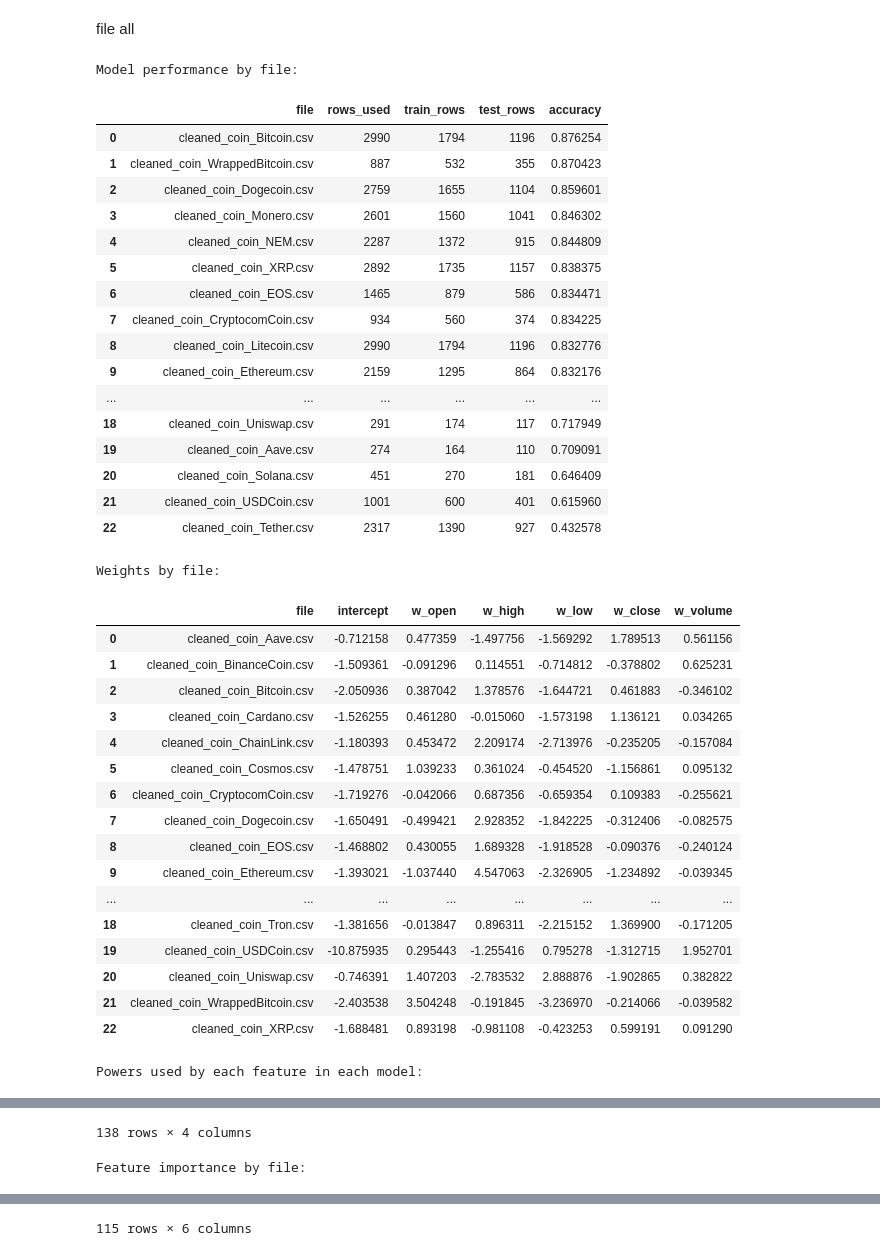
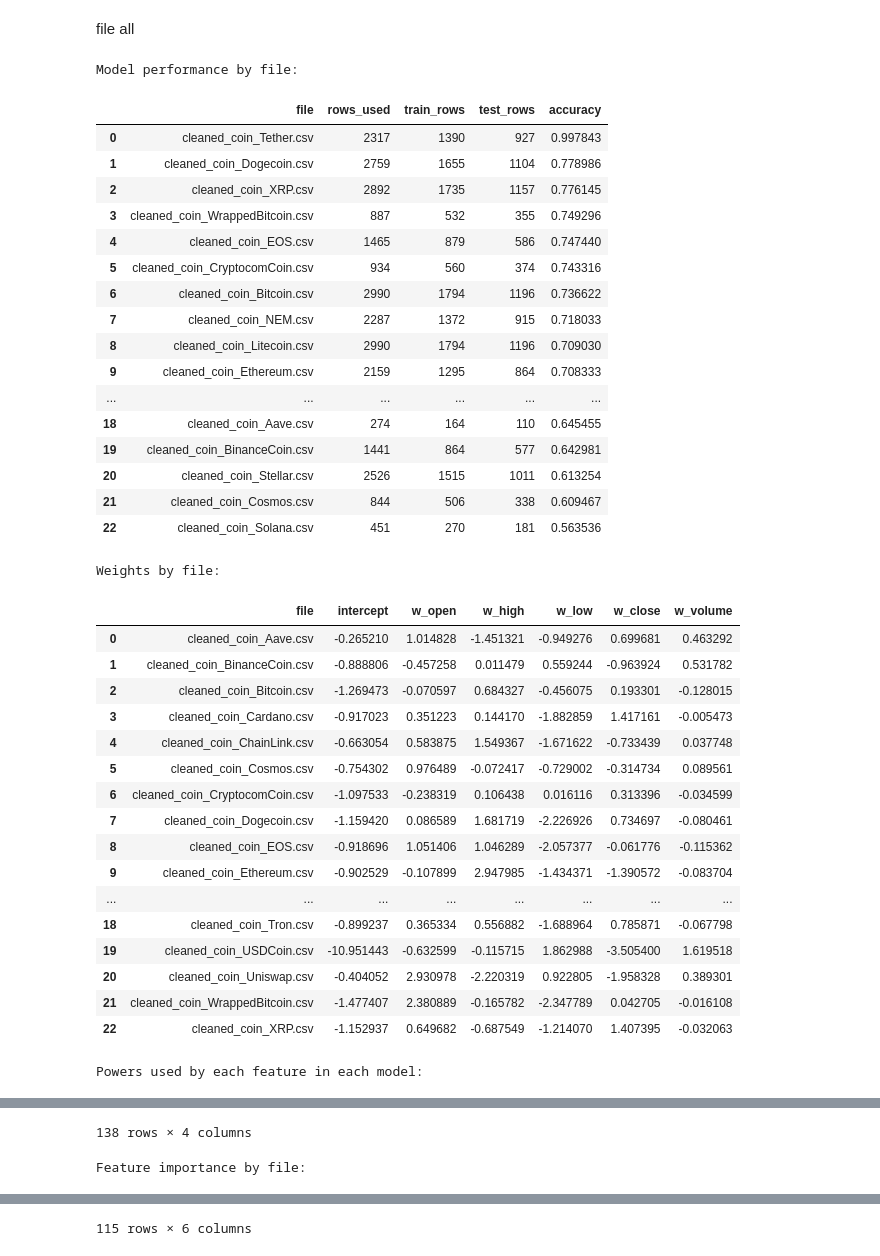
Before and after one commit to adityagupta0725-hub/Token-Trend, a Jupyter notebook: main.ipynb, the cells around one changed output, grey strips where cells are left out. Cells and saved outputs as stored; diff of their text form; code cells hidden in the pictures.

```diff
--- a/main.ipynb
+++ b/main.ipynb
@@ -368,7 +368,7 @@ for file_path in files:
     data = data.apply(pd.to_numeric, errors="coerce")
 
     # Target: next-day return with 5% threshold
-    threshold = 0.0433
+    threshold = 0.0233
     data["next_day_return"] = data["close"].shift(-1) / data["close"] - 1
     data["target_up_next_day"] = (data["next_day_return"] > threshold).astype(int)
     data = data.dropna().reset_index(drop=True)
@@ -448,63 +448,63 @@ for file_path in files:
             "importance_score_percent": row["importance_score_percent"]
         })
 
 metrics_df = pd.DataFrame(metrics_rows).sort_values("accuracy", ascending=False).reset_index(drop=True)
 weights_df_all = pd.DataFrame(weights_rows)
 powers_by_model_df = pd.DataFrame(powers_rows)
 feature_importance_all_df = pd.DataFrame(feature_imp_rows)
 skipped_df = pd.DataFrame(skipped_rows)
 
 print("Model performance by file:")
 display(metrics_df)
 
 print("\nWeights by file:")
 display(weights_df_all)
 
 print("\nPowers used by each feature in each model:")
 display(powers_by_model_df)
 
 print("\nFeature importance by file:")
 display(feature_importance_all_df)
 
 if not skipped_df.empty:
     print("\nSkipped files:")
     display(skipped_df)
 # %% [output]
 Model performance by file:
 |  | file | rows_used | train_rows | test_rows | accuracy |
-| 0 | cleaned_coin_Bitcoin.csv | 2990 | 1794 | 1196 | 0.876254 |
-| 1 | cleaned_coin_WrappedBitcoin.csv | 887 | 532 | 355 | 0.870423 |
-| 2 | cleaned_coin_Dogecoin.csv | 2759 | 1655 | 1104 | 0.859601 |
-| 3 | cleaned_coin_Monero.csv | 2601 | 1560 | 1041 | 0.846302 |
-| 4 | cleaned_coin_NEM.csv | 2287 | 1372 | 915 | 0.844809 |
-| 5 | cleaned_coin_XRP.csv | 2892 | 1735 | 1157 | 0.838375 |
-| 6 | cleaned_coin_EOS.csv | 1465 | 879 | 586 | 0.834471 |
-| 7 | cleaned_coin_CryptocomCoin.csv | 934 | 560 | 374 | 0.834225 |
-| 8 | cleaned_coin_Litecoin.csv | 2990 | 1794 | 1196 | 0.832776 |
-| 9 | cleaned_coin_Ethereum.csv | 2159 | 1295 | 864 | 0.832176 |
+| 0 | cleaned_coin_Tether.csv | 2317 | 1390 | 927 | 0.997843 |
+| 1 | cleaned_coin_Dogecoin.csv | 2759 | 1655 | 1104 | 0.778986 |
+| 2 | cleaned_coin_XRP.csv | 2892 | 1735 | 1157 | 0.776145 |
+| 3 | cleaned_coin_WrappedBitcoin.csv | 887 | 532 | 355 | 0.749296 |
+| 4 | cleaned_coin_EOS.csv | 1465 | 879 | 586 | 0.747440 |
+| 5 | cleaned_coin_CryptocomCoin.csv | 934 | 560 | 374 | 0.743316 |
+| 6 | cleaned_coin_Bitcoin.csv | 2990 | 1794 | 1196 | 0.736622 |
+| 7 | cleaned_coin_NEM.csv | 2287 | 1372 | 915 | 0.718033 |
+| 8 | cleaned_coin_Litecoin.csv | 2990 | 1794 | 1196 | 0.709030 |
+| 9 | cleaned_coin_Ethereum.csv | 2159 | 1295 | 864 | 0.708333 |
 | ... | ... | ... | ... | ... | ... |
-| 18 | cleaned_coin_Uniswap.csv | 291 | 174 | 117 | 0.717949 |
-| 19 | cleaned_coin_Aave.csv | 274 | 164 | 110 | 0.709091 |
-| 20 | cleaned_coin_Solana.csv | 451 | 270 | 181 | 0.646409 |
-| 21 | cleaned_coin_USDCoin.csv | 1001 | 600 | 401 | 0.615960 |
-| 22 | cleaned_coin_Tether.csv | 2317 | 1390 | 927 | 0.432578 |
+| 18 | cleaned_coin_Aave.csv | 274 | 164 | 110 | 0.645455 |
+| 19 | cleaned_coin_BinanceCoin.csv | 1441 | 864 | 577 | 0.642981 |
+| 20 | cleaned_coin_Stellar.csv | 2526 | 1515 | 1011 | 0.613254 |
+| 21 | cleaned_coin_Cosmos.csv | 844 | 506 | 338 | 0.609467 |
+| 22 | cleaned_coin_Solana.csv | 451 | 270 | 181 | 0.563536 |
 Weights by file:
 |  | file | intercept | w_open | w_high | w_low | w_close | w_volume |
-| 0 | cleaned_coin_Aave.csv | -0.712158 | 0.477359 | -1.497756 | -1.569292 | 1.789513 | 0.561156 |
-| 1 | cleaned_coin_BinanceCoin.csv | -1.509361 | -0.091296 | 0.114551 | -0.714812 | -0.378802 | 0.625231 |
-| 2 | cleaned_coin_Bitcoin.csv | -2.050936 | 0.387042 | 1.378576 | -1.644721 | 0.461883 | -0.346102 |
-| 3 | cleaned_coin_Cardano.csv | -1.526255 | 0.461280 | -0.015060 | -1.573198 | 1.136121 | 0.034265 |
-| 4 | cleaned_coin_ChainLink.csv | -1.180393 | 0.453472 | 2.209174 | -2.713976 | -0.235205 | -0.157084 |
-| 5 | cleaned_coin_Cosmos.csv | -1.478751 | 1.039233 | 0.361024 | -0.454520 | -1.156861 | 0.095132 |
-| 6 | cleaned_coin_CryptocomCoin.csv | -1.719276 | -0.042066 | 0.687356 | -0.659354 | 0.109383 | -0.255621 |
-| 7 | cleaned_coin_Dogecoin.csv | -1.650491 | -0.499421 | 2.928352 | -1.842225 | -0.312406 | -0.082575 |
-| 8 | cleaned_coin_EOS.csv | -1.468802 | 0.430055 | 1.689328 | -1.918528 | -0.090376 | -0.240124 |
-| 9 | cleaned_coin_Ethereum.csv | -1.393021 | -1.037440 | 4.547063 | -2.326905 | -1.234892 | -0.039345 |
+| 0 | cleaned_coin_Aave.csv | -0.265210 | 1.014828 | -1.451321 | -0.949276 | 0.699681 | 0.463292 |
+| 1 | cleaned_coin_BinanceCoin.csv | -0.888806 | -0.457258 | 0.011479 | 0.559244 | -0.963924 | 0.531782 |
+| 2 | cleaned_coin_Bitcoin.csv | -1.269473 | -0.070597 | 0.684327 | -0.456075 | 0.193301 | -0.128015 |
+| 3 | cleaned_coin_Cardano.csv | -0.917023 | 0.351223 | 0.144170 | -1.882859 | 1.417161 | -0.005473 |
+| 4 | cleaned_coin_ChainLink.csv | -0.663054 | 0.583875 | 1.549367 | -1.671622 | -0.733439 | 0.037748 |
+| 5 | cleaned_coin_Cosmos.csv | -0.754302 | 0.976489 | -0.072417 | -0.729002 | -0.314734 | 0.089561 |
+| 6 | cleaned_coin_CryptocomCoin.csv | -1.097533 | -0.238319 | 0.106438 | 0.016116 | 0.313396 | -0.034599 |
+| 7 | cleaned_coin_Dogecoin.csv | -1.159420 | 0.086589 | 1.681719 | -2.226926 | 0.734697 | -0.080461 |
+| 8 | cleaned_coin_EOS.csv | -0.918696 | 1.051406 | 1.046289 | -2.057377 | -0.061776 | -0.115362 |
+| 9 | cleaned_coin_Ethereum.csv | -0.902529 | -0.107899 | 2.947985 | -1.434371 | -1.390572 | -0.083704 |
 | ... | ... | ... | ... | ... | ... | ... | ... |
-| 18 | cleaned_coin_Tron.csv | -1.381656 | -0.013847 | 0.896311 | -2.215152 | 1.369900 | -0.171205 |
-| 19 | cleaned_coin_USDCoin.csv | -10.875935 | 0.295443 | -1.255416 | 0.795278 | -1.312715 | 1.952701 |
-| 20 | cleaned_coin_Uniswap.csv | -0.746391 | 1.407203 | -2.783532 | 2.888876 | -1.902865 | 0.382822 |
-| 21 | cleaned_coin_WrappedBitcoin.csv | -2.403538 | 3.504248 | -0.191845 | -3.236970 | -0.214066 | -0.039582 |
-| 22 | cleaned_coin_XRP.csv | -1.688481 | 0.893198 | -0.981108 | -0.423253 | 0.599191 | 0.091290 |
+| 18 | cleaned_coin_Tron.csv | -0.899237 | 0.365334 | 0.556882 | -1.688964 | 0.785871 | -0.067798 |
+| 19 | cleaned_coin_USDCoin.csv | -10.951443 | -0.632599 | -0.115715 | 1.862988 | -3.505400 | 1.619518 |
+| 20 | cleaned_coin_Uniswap.csv | -0.404052 | 2.930978 | -2.220319 | 0.922805 | -1.958328 | 0.389301 |
+| 21 | cleaned_coin_WrappedBitcoin.csv | -1.477407 | 2.380889 | -0.165782 | -2.347789 | 0.042705 | -0.016108 |
+| 22 | cleaned_coin_XRP.csv | -1.152937 | 0.649682 | -0.687549 | -1.214070 | 1.407395 | -0.032063 |
 Powers used by each feature in each model:
 |  | file | feature | power_used | weight |
```
Also changed, not shown: parts of 1 cell of this notebook.
